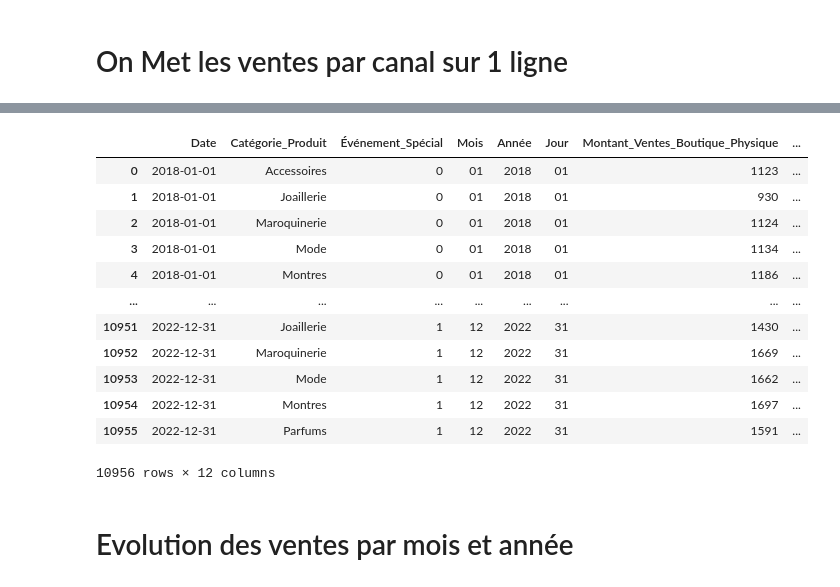
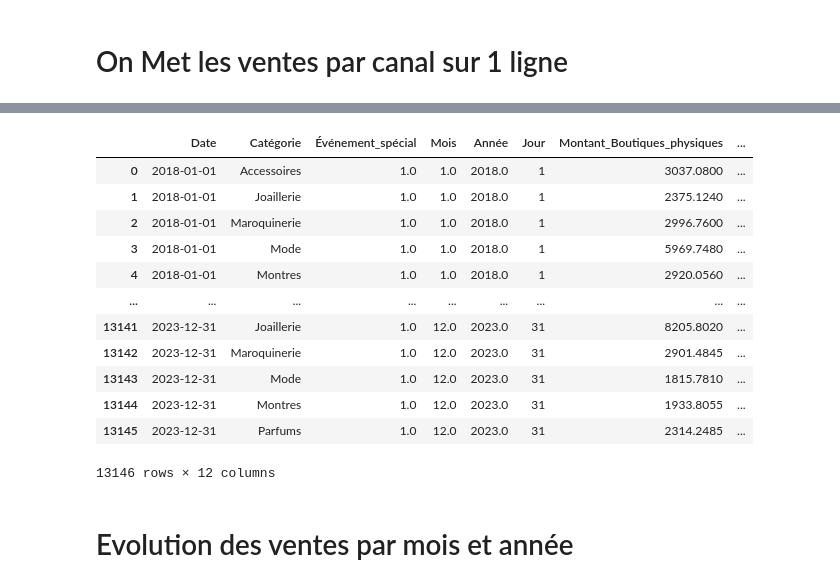
Before and after one commit to quentinepitechdigital/proj-spe, a Jupyter notebook: main.ipynb, the cells around one changed output, grey strips where cells are left out. Drawn from its saved outputs; the diff is of its cells as text; code cells hidden in the pictures.

```diff
--- a/main.ipynb
+++ b/main.ipynb
@@ -4,3 +4,5 @@ import matplotlib.pyplot as plt
 import seaborn as sns
 # %% [markdown]
 # On Met les ventes par canal sur 1 ligne
+# %%
+df = pd.read_csv('ventes_luxe_détaillées.csv', sep=',')
@@ -7,48 +61,49 @@ import seaborn as sns
 # %%
-df = pd.read_csv('ventes_luxe_détaillées.csv', sep=';')
 
-df['Jour'] = df['Date'].apply(lambda x: x.split('-')[2])
+df["Jour"] = df["Date"].dt.day
+df.rename(columns={"Montant des ventes": "Montant_Ventes"}, inplace=True)
+df.rename(columns={"Événement spécial": "Événement_spécial"}, inplace=True)
+df.rename(columns={"Canal de vente": "Canal_Vente"}, inplace=True)
 
-df["Date"] = pd.to_datetime(df["Date"])
 
-df_pivot = df.pivot_table(index=['Date', 'Catégorie_Produit', 'Événement_Spécial', 'Mois', 'Année', 'Jour'],
+df_pivot = df.pivot_table(index=['Date', 'Catégorie', 'Événement_spécial', 'Mois', 'Année', 'Jour'],
                           columns='Canal_Vente', values='Montant_Ventes').reset_index()
 
 # On pivote les colonnes
-df_pivot.columns = ['Date', 'Catégorie_Produit', 'Événement_Spécial', 'Mois', 'Année', 'Jour'] + \
-                   ['Montant_Ventes_' + canal.replace(' ', '_') for canal in df_pivot.columns[6:]]
+df_pivot.columns = ['Date', 'Catégorie', 'Événement_spécial', 'Mois', 'Année', 'Jour'] + \
+                   ['Montant_' + canal.replace(' ', '_') for canal in df_pivot.columns[6:]]
 
 df_pivot.fillna(0, inplace=True)
 
 # Convert de float a int
 montant_cols = [col for col in df_pivot.columns if col.startswith('Montant_Ventes')]
 df_pivot[montant_cols] = df_pivot[montant_cols].astype(int)
 
 df_pivot['Mois'] = df_pivot['Mois'].apply(lambda x: f"{x:02}")
 
 # Calculer le jour de la semaine en prenant comme référence que '2018-01-01' est un lundi
 
 df = df_pivot
 
 df['Jour_Semaine'] = (df['Date'] - pd.Timestamp('2018-01-01')).dt.days % 7 + 1
 
-df["Montant_Ventes_Totales"] = df["Montant_Ventes_Boutique_Physique"] + df["Montant_Ventes_En_ligne"] + df["Montant_Ventes_Grands_Magasins"] + df["Montant_Ventes_Ventes_Privées"]
+df["Montant_Ventes_Totales"] = df["Montant_Boutiques_physiques"] + df["Montant_Ventes_en_ligne"] + df["Montant_Grands_Magasins"] + df["Montant_Ventes_privées"]
 
 df
 # %% [output]
-|  | Date | Catégorie_Produit | Événement_Spécial | Mois | Année | Jour | Montant_Ventes_Boutique_Physique | ... |
-| 0 | 2018-01-01 | Accessoires | 0 | 01 | 2018 | 01 | 1123 | ... |
-| 1 | 2018-01-01 | Joaillerie | 0 | 01 | 2018 | 01 | 930 | ... |
-| 2 | 2018-01-01 | Maroquinerie | 0 | 01 | 2018 | 01 | 1124 | ... |
-| 3 | 2018-01-01 | Mode | 0 | 01 | 2018 | 01 | 1134 | ... |
-| 4 | 2018-01-01 | Montres | 0 | 01 | 2018 | 01 | 1186 | ... |
+|  | Date | Catégorie | Événement_spécial | Mois | Année | Jour | Montant_Boutiques_physiques | ... |
+| 0 | 2018-01-01 | Accessoires | 1.0 | 1.0 | 2018.0 | 1 | 3037.0800 | ... |
+| 1 | 2018-01-01 | Joaillerie | 1.0 | 1.0 | 2018.0 | 1 | 2375.1240 | ... |
+| 2 | 2018-01-01 | Maroquinerie | 1.0 | 1.0 | 2018.0 | 1 | 2996.7600 | ... |
+| 3 | 2018-01-01 | Mode | 1.0 | 1.0 | 2018.0 | 1 | 5969.7480 | ... |
+| 4 | 2018-01-01 | Montres | 1.0 | 1.0 | 2018.0 | 1 | 2920.0560 | ... |
 | ... | ... | ... | ... | ... | ... | ... | ... | ... |
-| 10951 | 2022-12-31 | Joaillerie | 1 | 12 | 2022 | 31 | 1430 | ... |
-| 10952 | 2022-12-31 | Maroquinerie | 1 | 12 | 2022 | 31 | 1669 | ... |
-| 10953 | 2022-12-31 | Mode | 1 | 12 | 2022 | 31 | 1662 | ... |
-| 10954 | 2022-12-31 | Montres | 1 | 12 | 2022 | 31 | 1697 | ... |
-| 10955 | 2022-12-31 | Parfums | 1 | 12 | 2022 | 31 | 1591 | ... |
+| 13141 | 2023-12-31 | Joaillerie | 1.0 | 12.0 | 2023.0 | 31 | 8205.8020 | ... |
+| 13142 | 2023-12-31 | Maroquinerie | 1.0 | 12.0 | 2023.0 | 31 | 2901.4845 | ... |
+| 13143 | 2023-12-31 | Mode | 1.0 | 12.0 | 2023.0 | 31 | 1815.7810 | ... |
+| 13144 | 2023-12-31 | Montres | 1.0 | 12.0 | 2023.0 | 31 | 1933.8055 | ... |
+| 13145 | 2023-12-31 | Parfums | 1.0 | 12.0 | 2023.0 | 31 | 2314.2485 | ... |
-10956 rows × 12 columns
+13146 rows × 12 columns
 # %%
 # Grouper les données par mois et année et calculer la somme des ventes
 df_monthly_sales = df.groupby(['Année', 'Mois'])['Montant_Ventes_Totales'].mean().reset_index()
```
Also changed, not shown: parts of 14 cells of this notebook, 1 other file.
